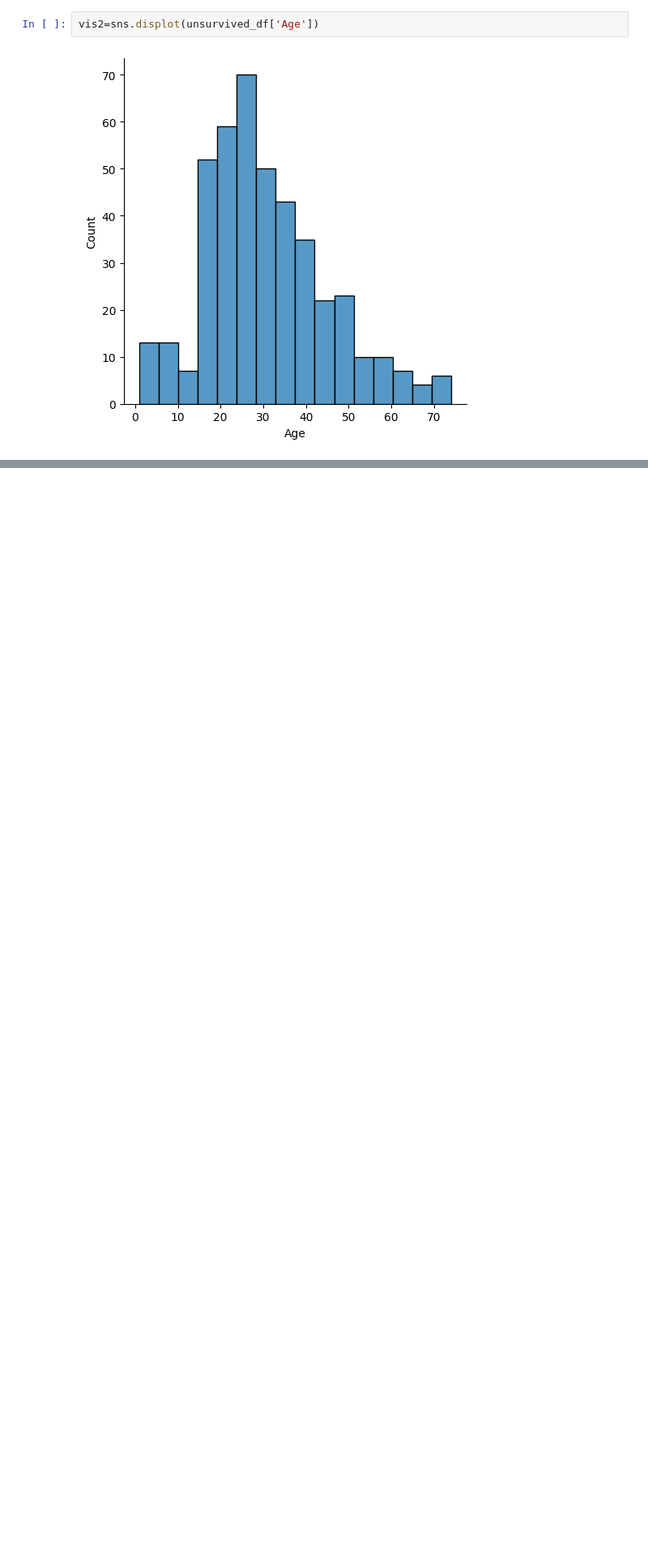
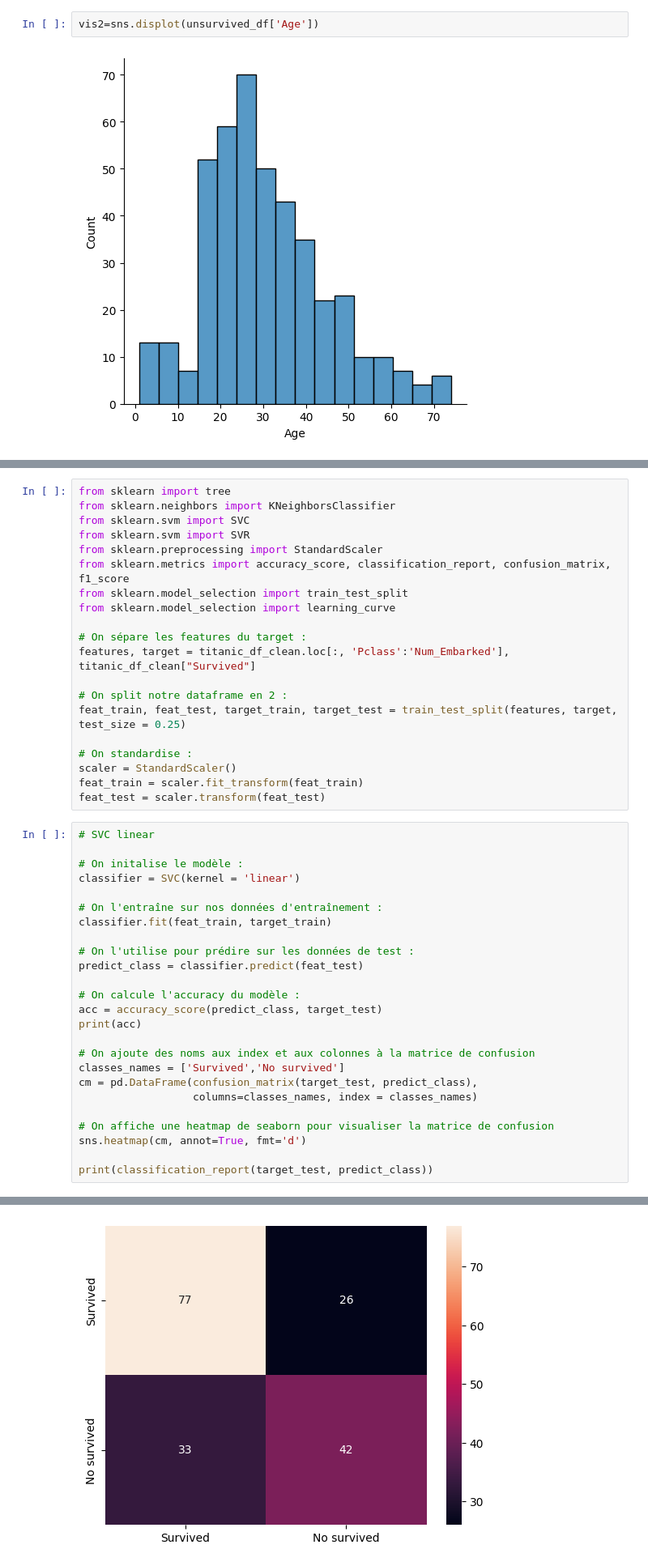
Before and after one commit to julienAboutard/Titanic-AI, a Jupyter notebook: Titanic.ipynb, the cells around one changed output, grey strips where cells are left out. Shown at 81% size. Drawn from its saved outputs; the diff is of its cells as text; blank space fills up the shorter version.

```diff
--- a/Titanic.ipynb
+++ b/Titanic.ipynb
@@ -143,0 +154,46 @@ vis2=sns.displot(unsurvived_df['Age'])
+# %%
+from sklearn import tree
+from sklearn.neighbors import KNeighborsClassifier
+from sklearn.svm import SVC
+from sklearn.svm import SVR
+from sklearn.preprocessing import StandardScaler
+from sklearn.metrics import accuracy_score, classification_report, confusion_matrix, f1_score
+from sklearn.model_selection import train_test_split
+from sklearn.model_selection import learning_curve
+
+# On sépare les features du target :
+features, target = titanic_df_clean.loc[:, 'Pclass':'Num_Embarked'], titanic_df_clean["Survived"]
+
+# On split notre dataframe en 2 :
+feat_train, feat_test, target_train, target_test = train_test_split(features, target, test_size = 0.25)
+
+# On standardise :
+scaler = StandardScaler()
+feat_train = scaler.fit_transform(feat_train)
+feat_test = scaler.transform(feat_test)
+# %%
+# SVC linear
+
+# On initalise le modèle :
+classifier = SVC(kernel = 'linear')
+
+# On l'entraîne sur nos données d'entraînement :
+classifier.fit(feat_train, target_train)
+
+# On l'utilise pour prédire sur les données de test :
+predict_class = classifier.predict(feat_test)
+
+# On calcule l'accuracy du modèle :
+acc = accuracy_score(predict_class, target_test)
+print(acc)
+
+# On ajoute des noms aux index et aux colonnes à la matrice de confusion
+classes_names = ['Survived','No survived']
+cm = pd.DataFrame(confusion_matrix(target_test, predict_class),
+                  columns=classes_names, index = classes_names)
+
+# On affiche une heatmap de seaborn pour visualiser la matrice de confusion
+sns.heatmap(cm, annot=True, fmt='d')
+
+print(classification_report(target_test, predict_class))
+# %% [output]
@@ -143,0 +209 @@ vis2=sns.displot(unsurvived_df['Age'])
+[figure, added]
```
Also changed, not shown: parts of 8 cells of this notebook.
